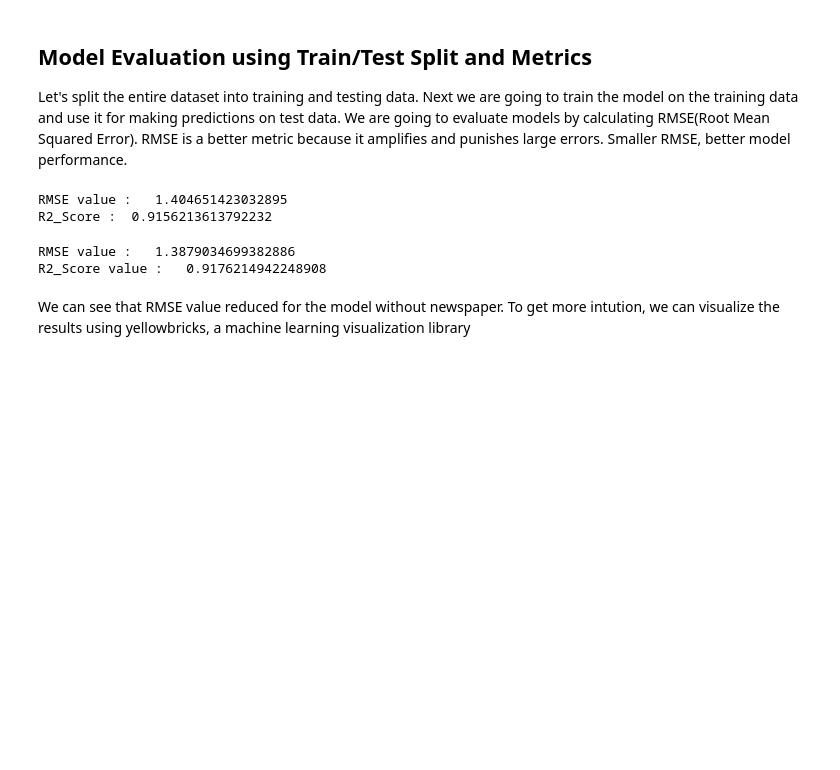
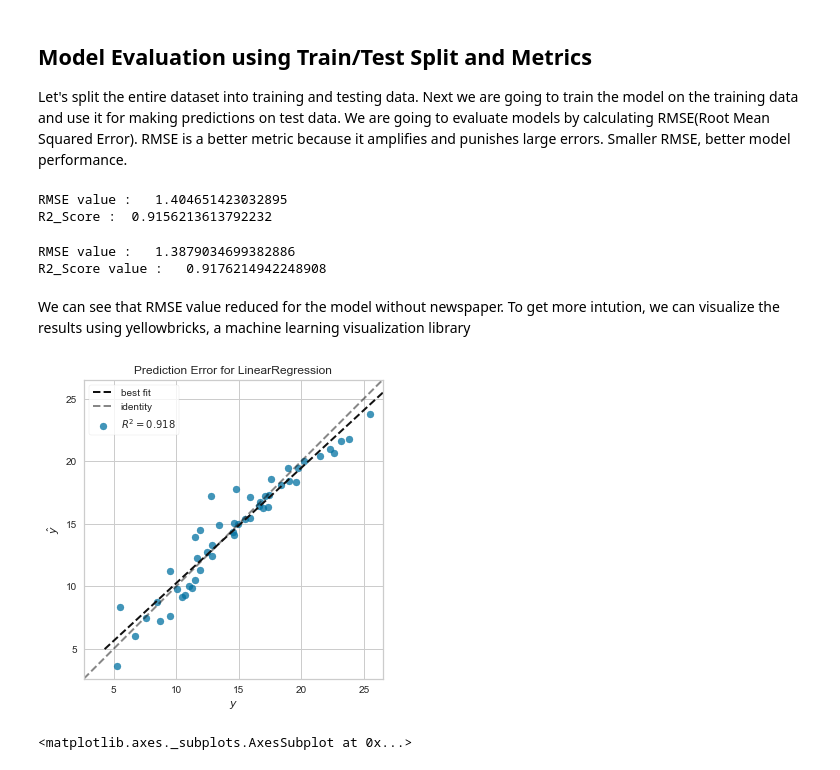
Before and after one commit to sumukhbh/Predicting-Sales-Revenue, a Jupyter notebook: Predicting Sales Revenue.ipynb, the cells around one changed output. Saved outputs shown, nothing was run; the diff lists cells and outputs as text; code cells hidden in the pictures; blank space fills up the shorter version.

Commit message:
Added yellowbrick visualization

```diff
--- a/Predicting Sales Revenue.ipynb
+++ b/Predicting Sales Revenue.ipynb
@@ -186,3 +188,13 @@ RMSE value :   1.3879034699382886
 R2_Score value :   0.9176214942248908
 # %% [markdown]
 We can see that RMSE value reduced for the model without newspaper. To get more intution, we can visualize the results using yellowbricks, a machine learning visualization library
+# %%
+from yellowbrick.regressor import PredictionError, ResidualsPlot
+visualizer = PredictionError(model_5)
+
+visualizer.fit(X_train, y_train)  # Fit the training data to the visualizer
+visualizer.score(X_test, y_test)  # Evaluate the model on the test data
+visualizer.poof()
+# %% [output]
+[figure, added]
+<matplotlib.axes._subplots.AxesSubplot at 0x...>
```
Also changed, not shown: parts of 3 cells of this notebook.
